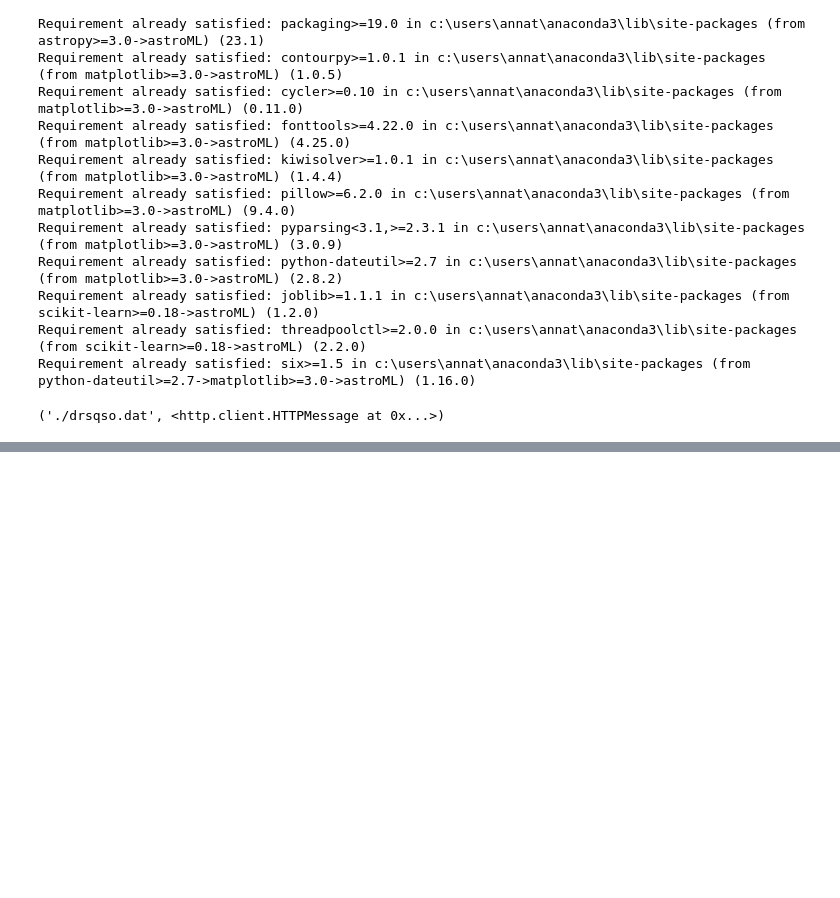
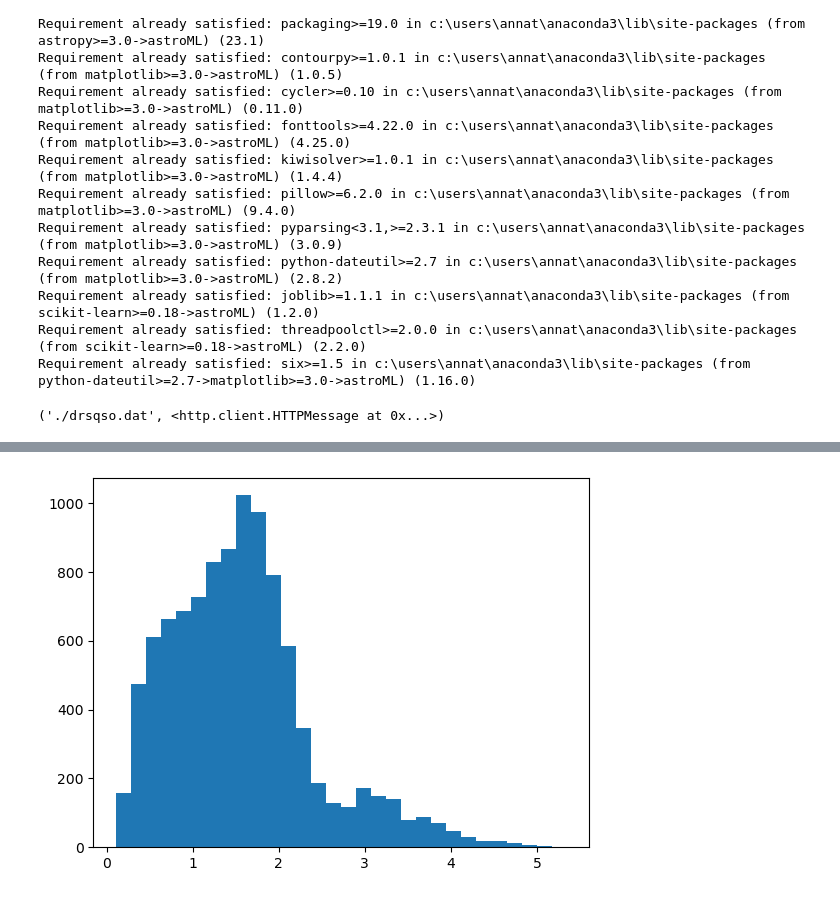
Before and after one commit to anna-tresoldi/astrostatistics_bicocca_2026, a Jupyter notebook: working/L04_quasars.ipynb, the cells around one changed output, grey strips where cells are left out. Cells and saved outputs as stored; diff of their text form; code cells hidden in the pictures; blank space fills up the shorter version.

```diff
--- a/working/L04_quasars.ipynb
+++ b/working/L04_quasars.ipynb
@@ -103,0 +123,5 @@ plt.hist(goodpoints,bins=50,density=True,histtype='step',color='green');
+# %%
+from scipy.interpolate import interp1d
+cdf_func= interp1d(z_grid, cdf_values, kind='linear', bounds_error=False, fill_value="extrapolate")
+# Invertiamo i ruoli: x è la probabilità (0-1), y è il redshift (z)
+quantile_func = interp1d(cdf_values, z_grid, kind='linear', bounds_error=False, fill_value="extrapolate")
@@ -103,0 +135,10 @@ plt.hist(goodpoints,bins=50,density=True,histtype='step',color='green');
+# %%
+eps = np.random.uniform(0,1,10000)
+
+# Using a vanilla root finder, which solves for cdf(h)=eps i.e. finds the zero of the function cdf(x)-eps
+# La logica corretta per brentq: cerchi dove CDF(h) - e = 0
+samples = [ brentq(lambda h: cdf_func(h) - e, np.min(z), np.max(z)) for e in eps]
+
+plt.hist(samples,bins=30);
+# %% [output]
+[figure, added]
```
Also changed, not shown: parts of 10 cells of this notebook.
